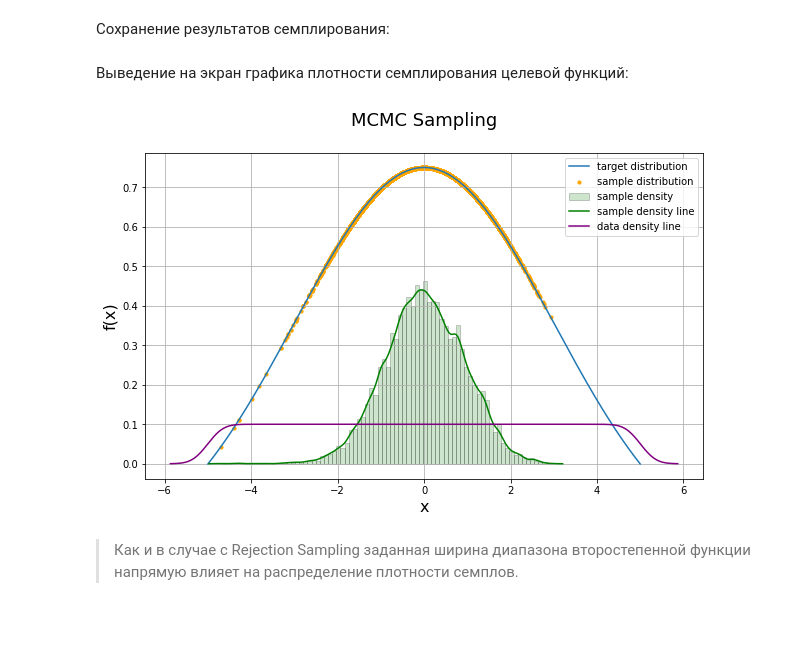
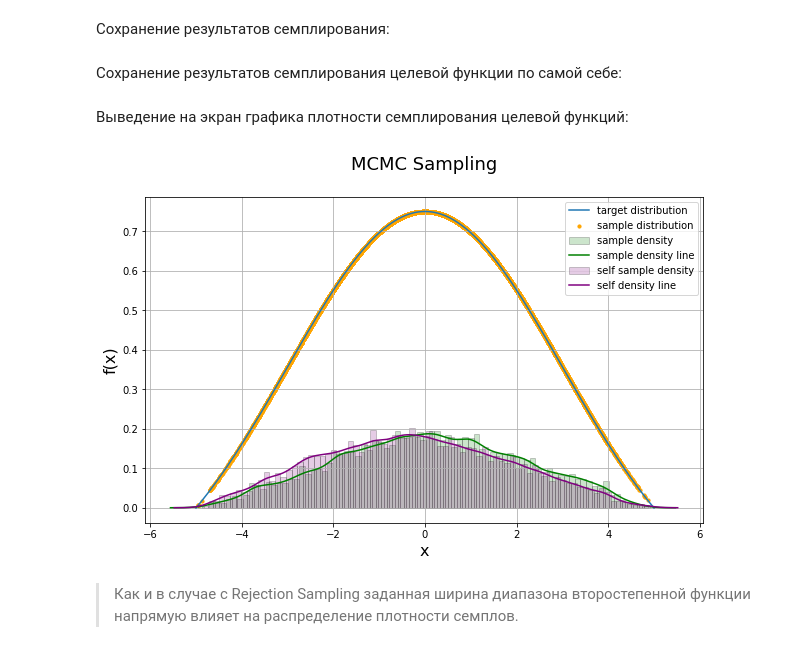
Before and after one commit to tidalinn/mai_term01_artificial_intelligence_course, a Jupyter notebook: 06_laboratory_work.ipynb, the cells around one changed output. Drawn from its saved outputs; the diff is of its cells as text; code cells hidden in the pictures; blank space fills up the shorter version.

Commit message:
Added self density

```diff
--- a/06_laboratory_work.ipynb
+++ b/06_laboratory_work.ipynb
@@ -403,9 +412,9 @@ $$ x^{t + 1} = \left\{
 # %%
 def mcmc_sampler(data,
                  target_f: Mapping,
+                 known_f: Mapping,
                  total: int,
-                 max_dist: float = .5,
-                 normal_range: list = [0, 1]) -> np.array:
+                 max_dist: float = .5) -> np.array:
 
     """MCMC sampling with function that is known how to be sampled
 
@@ -432,11 +441,8 @@ def mcmc_sampler(data,
         p_x_next = np.prod(target_f(x_next))
         p_x_prev = np.prod(target_f(x_prev))
 
-        q_x_prev_x_next = norm(0, 1).pdf(x_next)
-        q_x_next_x_prev = norm(0, 1).pdf(x_prev)
-
-        #q_x_prev_x_next = known_f([x_prev, x_next])[0]
-        #q_x_next_x_prev = known_f([x_prev, x_next])[0]
+        q_x_prev_x_next = known_f(np.array(sorted([x_prev, x_next])))[0]
+        q_x_next_x_prev = known_f(np.array(sorted([x_next, x_prev])))[0]
 
         p_q_divider = p_x_next * q_x_prev_x_next
         p_q_denominator = p_x_prev * q_x_next_x_prev
@@ -452,13 +458,18 @@ def mcmc_sampler(data,
 # %% [markdown]
 Сохранение результатов семплирования:
 # %%
-samples_mcmc_simple = mcmc_sampler(data, simple_func, 10000)
+samples_mcmc_simple = mcmc_sampler(data, simple_func, normal_func, 10000)
+# %% [markdown]
+Сохранение результатов семплирования целевой функции по самой себе:
+# %%
+self_samples_mcmc_simple = mcmc_sampler(data, simple_func, simple_func, 10000)
 # %% [markdown]
 Выведение на экран графика плотности семплирования целевой функций:
 # %%
-plot_sampled_chart(data, simple_func, samples_mcmc_simple, 'MCMC Sampling')
+plot_sampled_chart(data, simple_func, samples_mcmc_simple, 'MCMC Sampling',
+                   self_samples=self_samples_mcmc_simple)
 # %% [output]
-[figure, old version]
+[figure, new version]
 # %% [markdown]
 >Как и в случае с Rejection Sampling заданная ширина диапазона второстепенной функции напрямую влияет на распределение плотности семплов.
 # %% [markdown]
```
Also changed, not shown: parts of 12 cells of this notebook, 1 other file.
